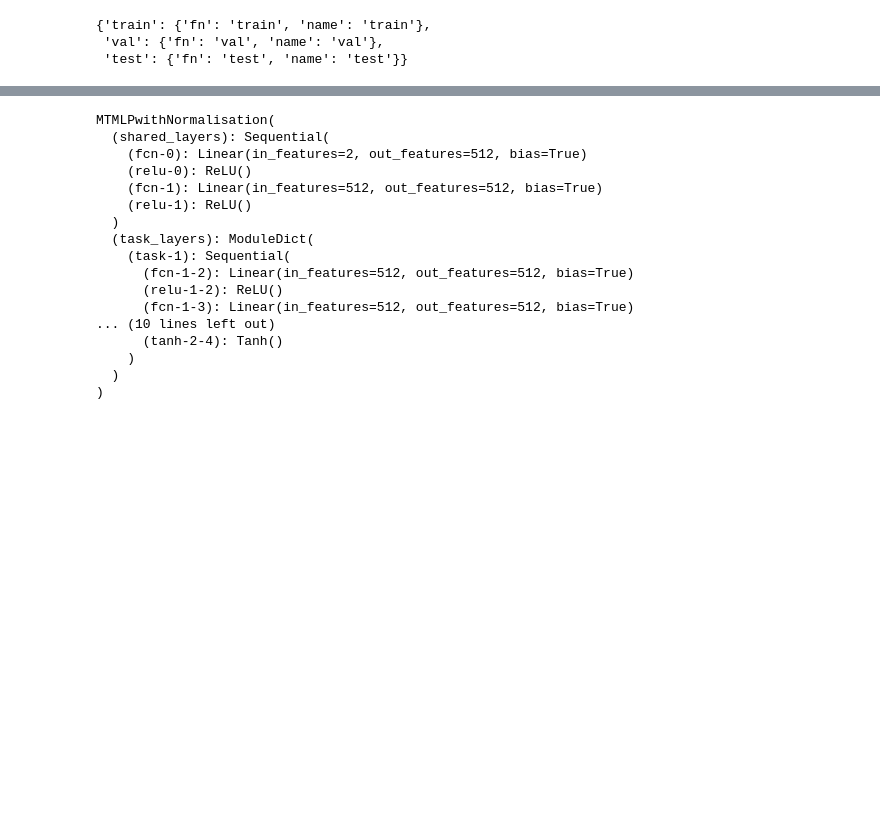
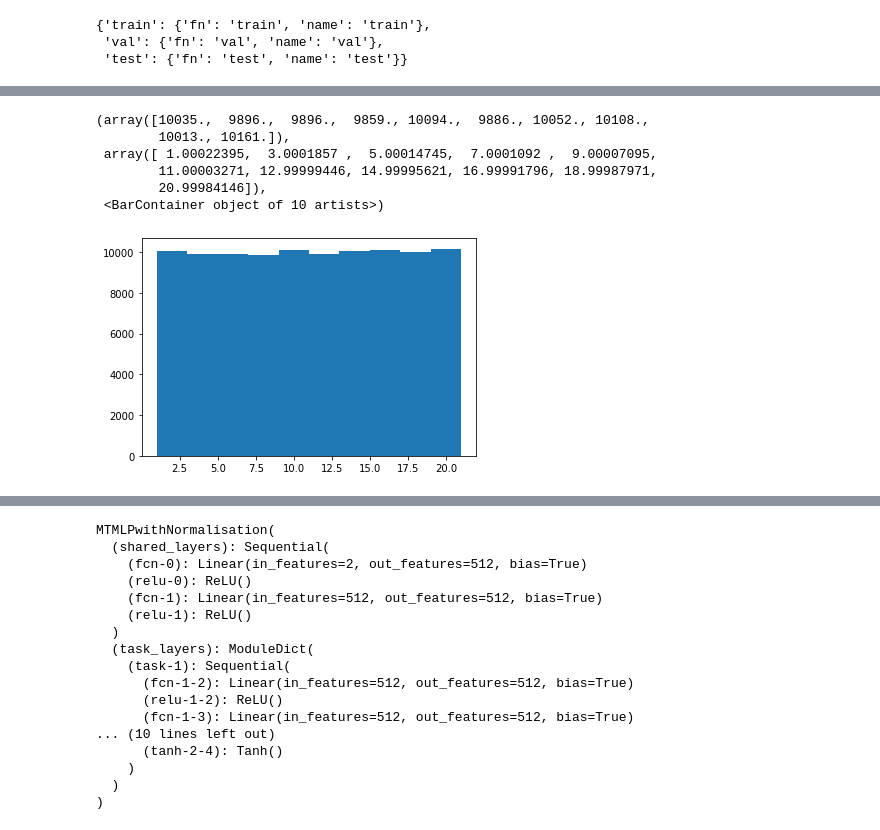
Before and after one commit to microsoft/distance-learner, a Jupyter notebook: notebooks/Playground.ipynb, the cells around one changed output, grey strips where cells are left out. Drawn from its saved outputs; the diff is of its cells as text; code cells hidden in the pictures; blank space fills up the shorter version.

```diff
--- a/notebooks/Playground.ipynb
+++ b/notebooks/Playground.ipynb
@@ -321,0 +404,10 @@ tensor([0., 0., 0., 0., 0.], requires_grad=True)
+# %%
+plt.hist(t)
+# %% [output]
+(array([10035.,  9896.,  9896.,  9859., 10094.,  9886., 10052., 10108.,
+        10013., 10161.]),
+ array([ 1.00022395,  3.0001857 ,  5.00014745,  7.0001092 ,  9.00007095,
+        11.00003271, 12.99999446, 14.99995621, 16.99991796, 18.99987971,
+        20.99984146]),
+ <BarContainer object of 10 artists>)
+[figure, added]
```
Also changed, not shown: parts of 28 cells of this notebook, 4 other files.
